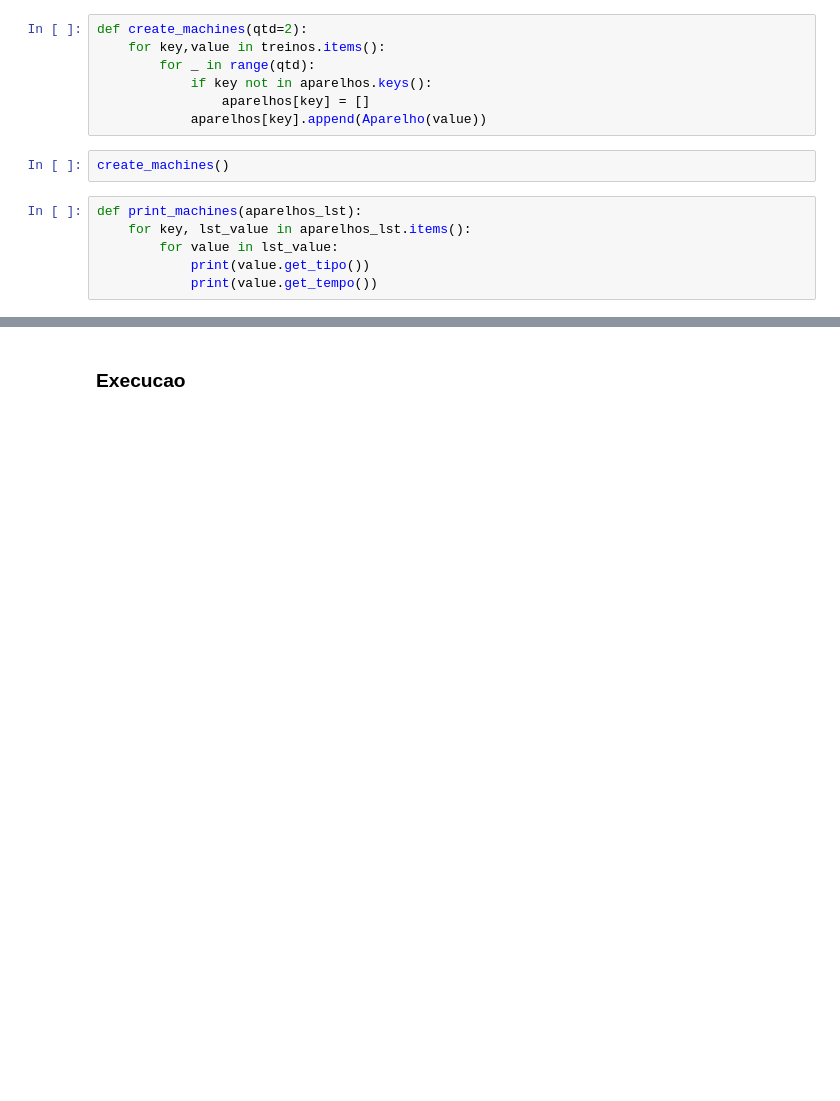
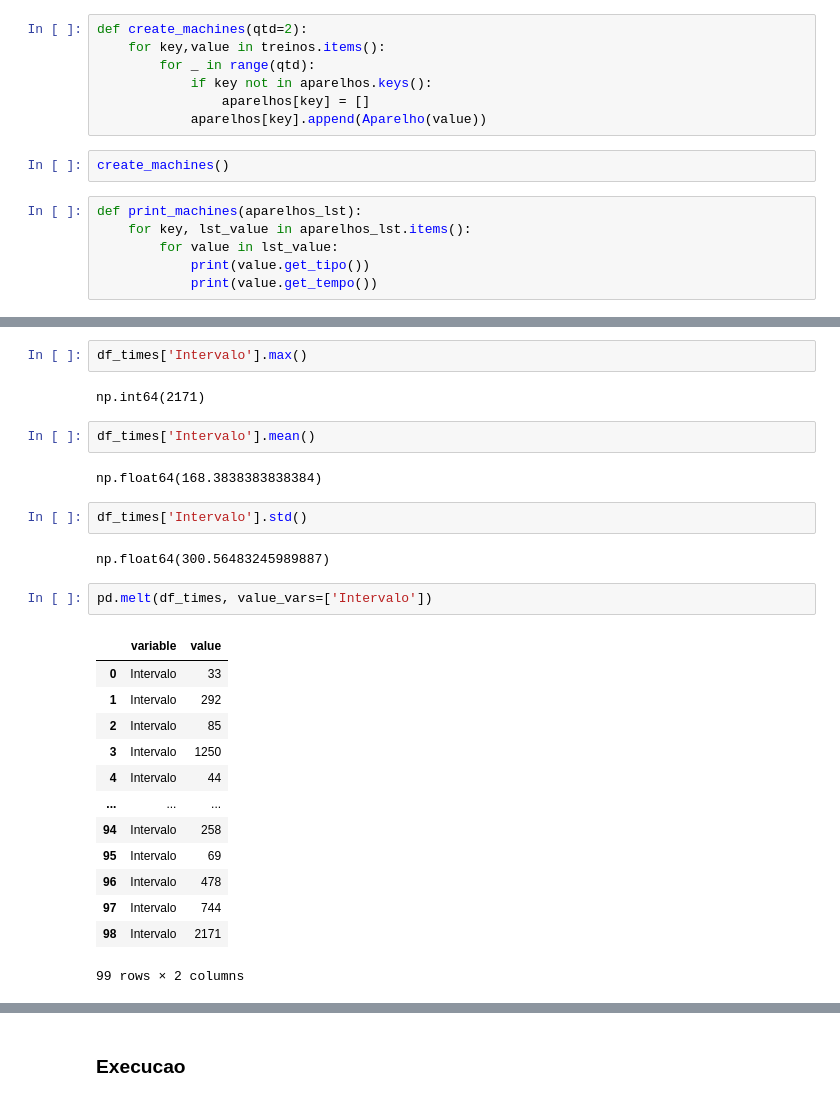
Before and after one commit to ErickFiel/Simulacao-Discreta, a Jupyter notebook: simulation.ipynb, the cells around one changed output, grey strips where cells are left out. Drawn from its saved outputs; the diff is of its cells as text; blank space fills up the shorter version.

```diff
--- a/simulation.ipynb
+++ b/simulation.ipynb
@@ -111,0 +137,28 @@ def print_machines(aparelhos_lst):
+# %%
+df_times['Intervalo'].max()
+# %% [output]
+np.int64(2171)
+# %%
+df_times['Intervalo'].mean()
+# %% [output]
+np.float64(168.3838383838384)
+# %%
+df_times['Intervalo'].std()
+# %% [output]
+np.float64(300.56483245989887)
+# %%
+pd.melt(df_times, value_vars=['Intervalo'])
+# %% [output]
+|  | variable | value |
+| 0 | Intervalo | 33 |
+| 1 | Intervalo | 292 |
+| 2 | Intervalo | 85 |
+| 3 | Intervalo | 1250 |
+| 4 | Intervalo | 44 |
+| ... | ... | ... |
+| 94 | Intervalo | 258 |
+| 95 | Intervalo | 69 |
+| 96 | Intervalo | 478 |
+| 97 | Intervalo | 744 |
+| 98 | Intervalo | 2171 |
+99 rows × 2 columns
```
Also changed, not shown: parts of 11 cells of this notebook, 2 other files.
